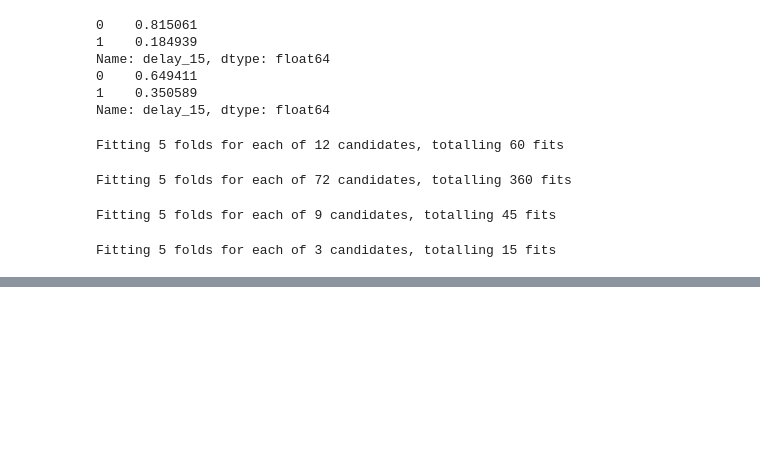
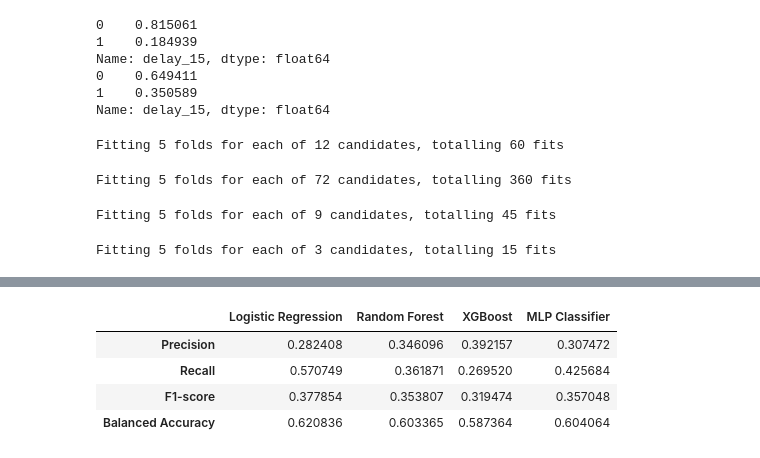
Before and after one commit to javierwelch/challenge_latam, a Jupyter notebook: notebooks/solution.ipynb, the cells around one changed output, grey strips where cells are left out. Cells and saved outputs as stored; diff of their text form; code cells hidden in the pictures; blank space fills up the shorter version.

```diff
--- a/notebooks/solution.ipynb
+++ b/notebooks/solution.ipynb
@@ -620,0 +633,23 @@ Fitting 5 folds for each of 3 candidates, totalling 15 fits
+# %%
+from sklearn.metrics import f1_score, balanced_accuracy_score, recall_score, precision_score
+
+metrics =  {'Precision': precision_score,
+            'Recall': recall_score,
+            'F1-score': f1_score,
+            'Balanced Accuracy': balanced_accuracy_score,
+            }
+
+computed_metrics = {}
+
+for model in fitted_models:
+    predictions = model['fitted_model'].predict(X_test)
+    computed_metrics[model['name']] = {key: value(y_test, predictions) for key, value in metrics.items()}
+
+computed_metrics = pd.DataFrame(computed_metrics)
+computed_metrics
+# %% [output]
+|  | Logistic Regression | Random Forest | XGBoost | MLP Classifier |
+| Precision | 0.282408 | 0.346096 | 0.392157 | 0.307472 |
+| Recall | 0.570749 | 0.361871 | 0.269520 | 0.425684 |
+| F1-score | 0.377854 | 0.353807 | 0.319474 | 0.357048 |
+| Balanced Accuracy | 0.620836 | 0.603365 | 0.587364 | 0.604064 |
```
Also changed, not shown: parts of 10 cells of this notebook, 1 other file.
